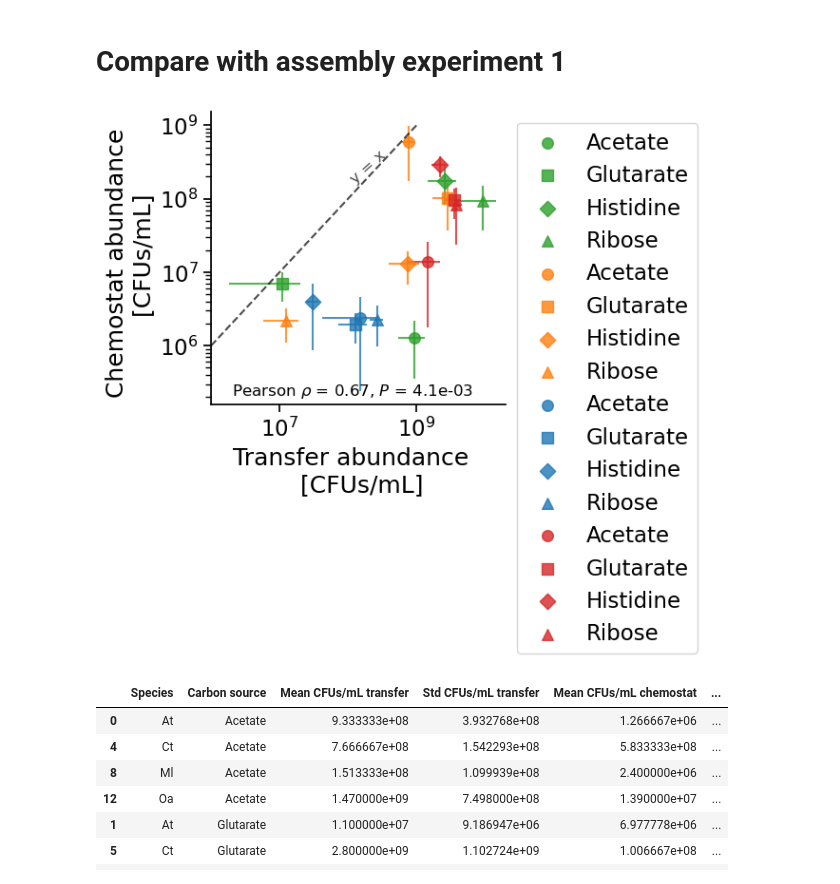
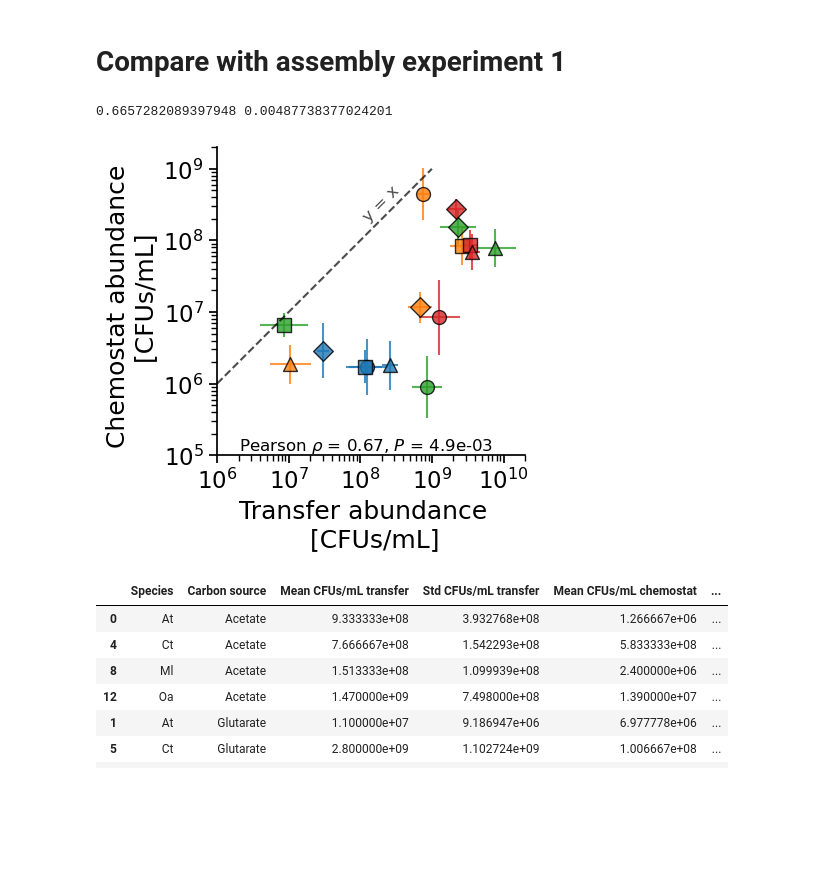
Before and after one commit to sulheim/coexistence, a Jupyter notebook: notebooks/4_chemostats/4A_plot_chemostat_assembly_cfus.ipynb, the cells around one changed output. Drawn from its saved outputs; the diff is of its cells as text; code cells hidden in the pictures; blank space fills up the shorter version.

Commit message:
Edit plots

```diff
--- a/notebooks/4_chemostats/4A_plot_chemostat_assembly_cfus.ipynb
+++ b/notebooks/4_chemostats/4A_plot_chemostat_assembly_cfus.ipynb
@@ -237,43 +242,72 @@ df_mean78 = pd.read_csv(assembly_1_folder / "df_mean78.csv", index_col=0)
 # %%
-df_cmean = df_cfuL.loc[df_cfuL['Time [h] rounded'] > 41].groupby(['Carbon source', 'Species'])['CFUs/mL'].agg(['mean', 'std']).reset_index()
+df_cmean = df_cfuL.loc[df_cfuL['Time [h] rounded'] > 41].groupby(['Carbon source', 'Species'])['log10 CFUs/mL'].agg(['mean', 'std']).reset_index()
 # %%
-both_df = pd.merge(left=df_mean78[['Species', 'Carbon source', 'Mean CFUs/mL', 'Std CFUs/mL']], right = df_cmean, on = ['Species', 'Carbon source'], suffixes=('_assembly', '_chemostat'))
+both_df = pd.merge(left=df_logmean78[['Species', 'Carbon source', 'Mean log10(CFUs/mL)', 'Std log10(CFUs/mL)']], right = df_cmean, on = ['Species', 'Carbon source'], suffixes=('_assembly', '_chemostat'))
 # %%
-both_df.columns = ['Species', 'Carbon source', 'Mean CFUs/mL transfer', 'Std CFUs/mL transfer', 'Mean CFUs/mL chemostat', 'Std CFUs/mL chemostat']
+both_df.columns = ['Species', 'Carbon source', 'Mean log10 CFUs/mL transfer', 'Std log10 CFUs/mL transfer', 'Mean log10 CFUs/mL chemostat', 'Std log10 CFUs/mL chemostat']
 # %%
 cs_to_style = {'Acetate': 'o', 'Glutarate': 's', 'Histidine': 'D', 'Ribose': '^'}
 # %%
-both_df['log10 transfer'] = np.log10(both_df['Mean CFUs/mL transfer'])
-both_df['log10 chemostat'] = np.log10(both_df['Mean CFUs/mL chemostat'])
+# both_df['log10 transfer'] = np.log10(both_df['Mean CFUs/mL transfer'])
+# both_df['log10 chemostat'] = np.log10(both_df['Mean CFUs/mL chemostat'])
 
-rho, pval = st.pearsonr(both_df['log10 transfer'], both_df['log10 chemostat'])
+rho, pval = st.pearsonr(both_df['Mean log10 CFUs/mL transfer'], both_df['Mean log10 CFUs/mL chemostat'])
+# %%
+print(rho, pval)
+# %% [output]
+0.6657282089397948 0.00487738377024201
 # %%
 fig, ax = plt.subplots(figsize=(4,4))
+major_locator = LogLocator(base=10)
+minor_locator = LogLocator(base=10, subs='auto')
 # sns.scatterplot(data=both_df, x='Mean CFUs/mL transfer', y='Mean CFUs/mL chemostat', hue='Species', style='Carbon source', palette=palette, s=200, edgecolor='k', linewidth=0.5)
 for i, row in both_df.iterrows():
-    x = row['Mean CFUs/mL transfer']
-    y = row['Mean CFUs/mL chemostat']
-    x_std = row['Std CFUs/mL transfer']
-    y_std = row['Std CFUs/mL chemostat']
+    # Get log10 means and convert back to linear scale for plotting
+    x_log = row['Mean log10 CFUs/mL transfer']
+    x_std_log = row['Std log10 CFUs/mL transfer']
+    y_log = row['Mean log10 CFUs/mL chemostat']
+    y_std_log = row['Std log10 CFUs/mL chemostat']
+
+    if x_log is None or y_log is None:
+        continue
+    # Convert to linear scale for plotting
+    x = 10**x_log
+    y = 10**y_log
+
+    # Convert std from log space to linear space (asymmetric error bars)
+    x_err_lower = x - 10**(x_log - x_std_log)
+    x_err_upper = 10**(x_log + x_std_log) - x
+    y_err_lower = y - 10**(y_log - y_std_log)
+    y_err_upper = 10**(y_log + y_std_log) - y
+
     cs = row['Carbon source']
     sp = row['Species']
     j = strains.index(sp)
-    ax.scatter(x, y, color = palette[j], marker = cs_to_style[cs],  linewidth=1, s = 70, alpha = 0.8, label = cs, zorder = 2)#, edgecolor='k', zorder = 10)
-    ax.errorbar(x, y, xerr = x_std, yerr = y_std, color = palette[j], alpha = 0.8, markersize = 0, zorder = 1)
+    ax.scatter(x, y, color = palette[j], marker = cs_to_style[cs],  linewidth=1, s = 100, alpha = 0.8, label = cs, zorder = 2, edgecolor='k')#, zorder = 10)
+    ax.errorbar(x, y,
+                xerr=[[x_err_lower], [x_err_upper]],
+                yerr=[[y_err_lower], [y_err_upper]],
+                color = palette[j], alpha = 0.8, markersize = 0, zorder = 1)
 ax.plot([1e6, 1e9], [1e6, 1e9], 'k--', alpha = 0.7)
 ax.set_xlim(1e6, 2e10)
+ax.set_ylim(1e5, 2e9)
 plt.xscale('log')
 plt.yscale('log')
-plt.text(1e8, 1.5e8, 'y = x', fontsize=12, color='k', alpha=0.7, rotation=42, va='bottom', ha='left')
-plt.text(2e6, 1.8e5, fr'Pearson $\rho$ = {rho:.2f}, $P$ = {pval:.1e}', fontsize=12, color='k', va='bottom', ha='left')
+plt.text(1e8, 1.7e8, 'y = x', fontsize=12, color='k', alpha=0.7, rotation=45, va='bottom', ha='left')
+plt.text(2e6, 1e5, fr'Pearson $\rho$ = {rho:.2f}, $P$ = {pval:.1e}', fontsize=12, color='k', va='bottom', ha='left')
 plt.xlabel('Transfer abundance  \n [CFUs/mL]')
 plt.ylabel('Chemostat abundance \n [CFUs/mL]')
-plt.legend(loc = 'upper left', bbox_to_anchor=(1, 1))
+# plt.legend(loc = 'upper left', bbox_to_anchor=(1, 1))
+ax.set_aspect('equal', adjustable='box')
+ax.xaxis.set_major_locator(major_locator)
+ax.xaxis.set_minor_locator(minor_locator)
+ax.yaxis.set_major_locator(major_locator)
+ax.yaxis.set_minor_locator(minor_locator)
 sns.despine()
 plt.savefig(figure_folder / 'assembly_chemostat_comparison.pdf', bbox_inches='tight')
 # sns.move_legend(ax, loc='upper left', bbox_to_anchor=(1, 1))
 # %% [output]
-[figure, old version]
+[figure, new version]
 # %%
 # Compute the rank for both conditions
 both_df['Rank transfer'] = both_df.groupby(['Carbon source'])['Mean CFUs/mL transfer'].rank(ascending=False)
```
Also changed, not shown: parts of 5 cells of this notebook, 1 other file.
